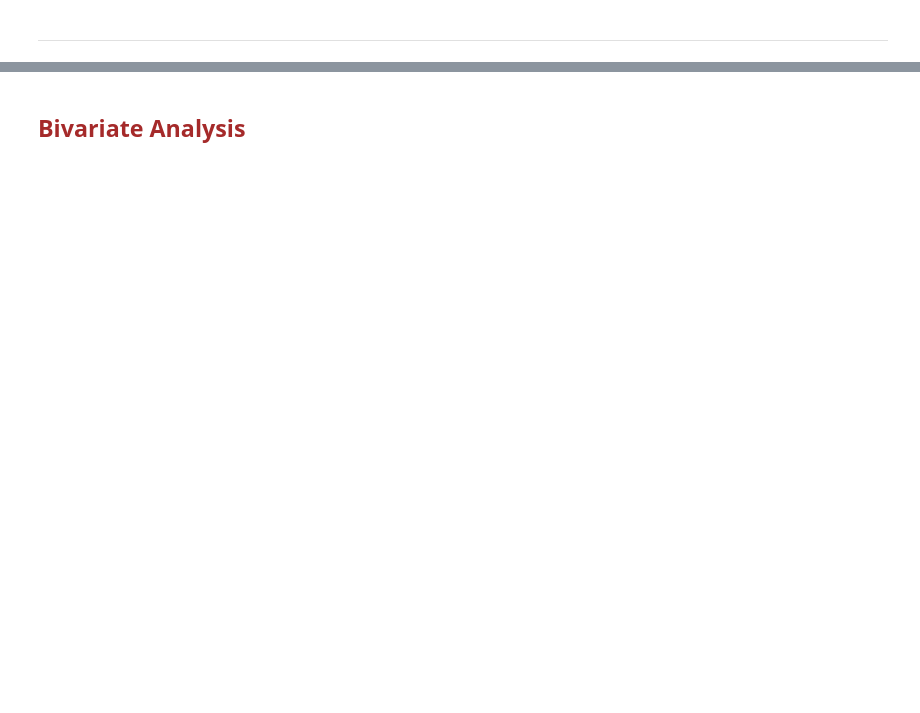
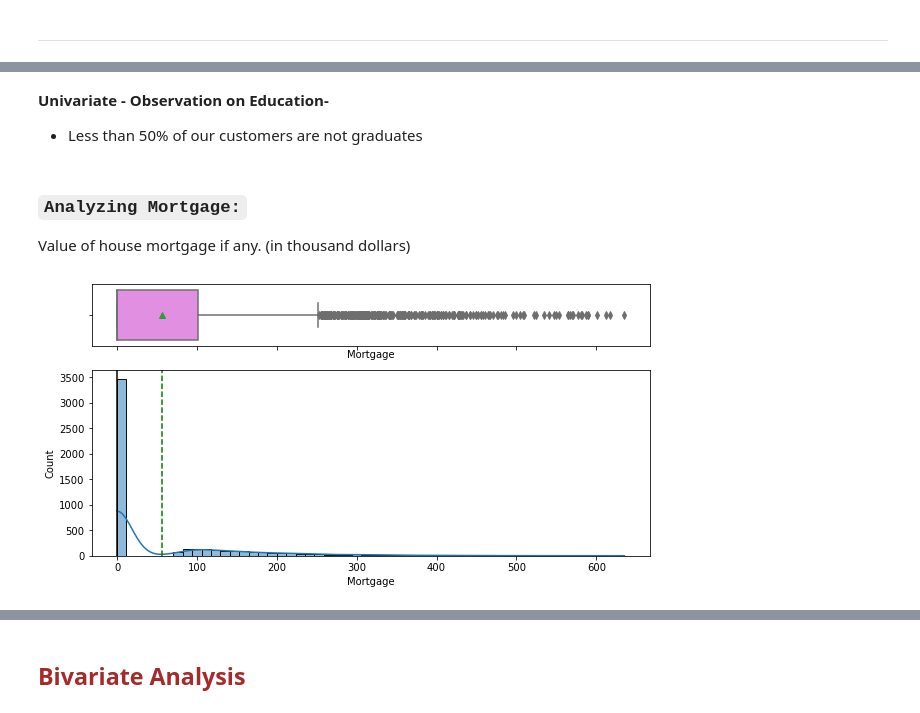
Before and after one commit to miricoder/projects, a Jupyter notebook: Supervised_Learning_Classification/Personal_Loan_Campaign.ipynb, the cells around one changed output, grey strips where cells are left out. Cells and saved outputs as stored; diff of their text form; code cells hidden in the pictures; blank space fills up the shorter version.

```diff
--- a/Supervised_Learning_Classification/Personal_Loan_Campaign.ipynb
+++ b/Supervised_Learning_Classification/Personal_Loan_Campaign.ipynb
@@ -361,0 +394,10 @@ dtype: int64
+# %% [markdown]
+**Univariate - Observation on Education-**
+* Less than 50% of our customers are not graduates
+# %% [markdown]
+### `Analyzing Mortgage:`
+Value of house mortgage if any. (in thousand dollars)
+# %%
+hist_box(loan_2, "Mortgage")
+# %% [output]
+[figure, added]
```
Also changed, not shown: parts of 78 cells of this notebook.
